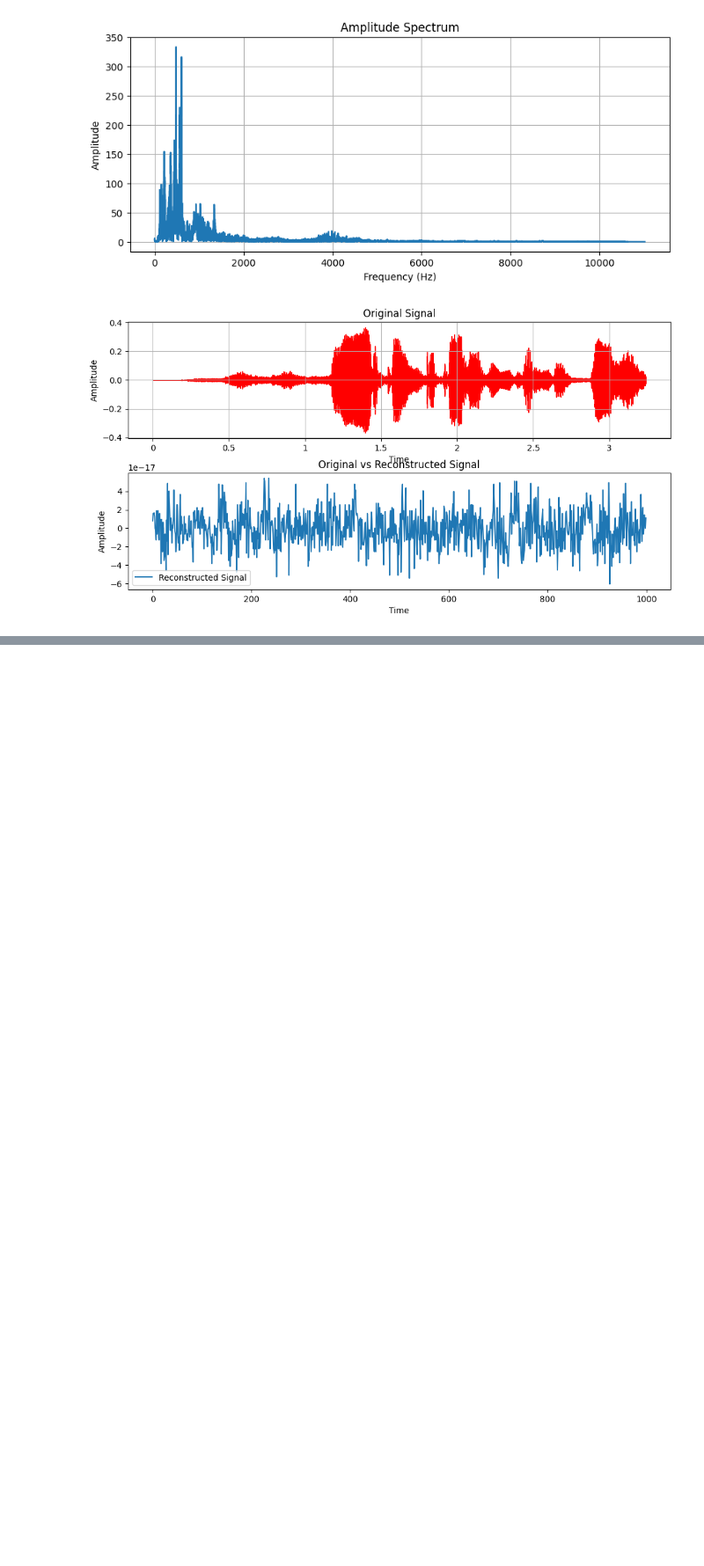
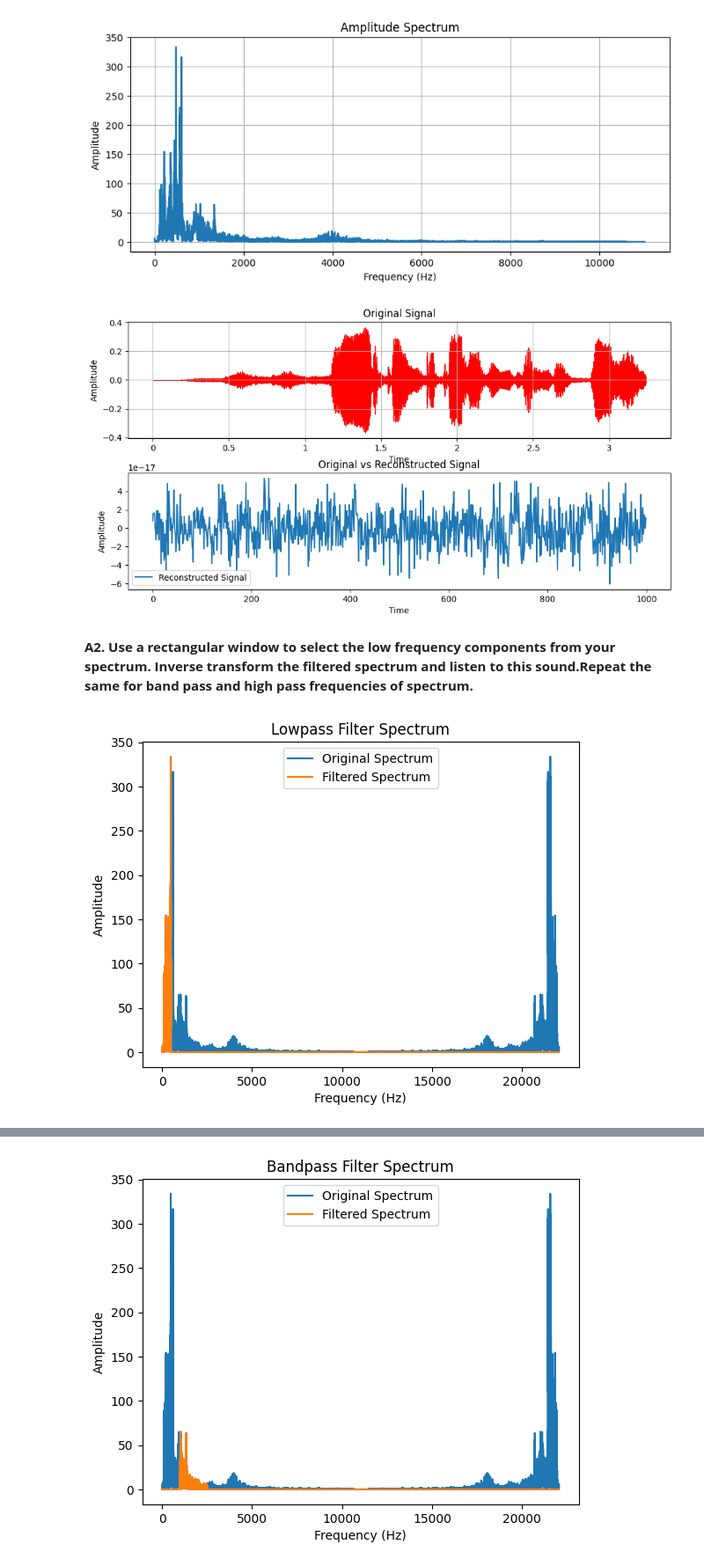
Before and after one commit to Ruchith1018/AI-in-Speech-processing, a Jupyter notebook: Lab05/21017_lab5.ipynb, the cells around one changed output, grey strips where cells are left out. Shown at 88% size. Saved outputs shown, nothing was run; the diff lists cells and outputs as text; code cells hidden in the pictures; blank space fills up the shorter version.

```diff
--- a/Lab05/21017_lab5.ipynb
+++ b/Lab05/21017_lab5.ipynb
@@ -48,3 +48,54 @@ plt.legend()
 plt.show()
 # %% [output]
 [figure]
+# %% [markdown]
+**A2. Use a rectangular window to select the low frequency components from your spectrum. Inverse transform the filtered spectrum and listen to this sound.Repeat the same for band pass and high pass frequencies of spectrum.**
+# %%
+import librosa
+import numpy as np
+import matplotlib.pyplot as plt
+from IPython.display import Audio
+
+speech, sr = librosa.load("Statement.mp3")
+
+fft_data = np.fft.fft(speech)
+signal_length = len(fft_data)
+
+def filter_and_play_plot(filter_type, cutoff_freqs=None):
+  window = np.ones(signal_length)
+  if filter_type == "lowpass":
+    window[int(cutoff_freqs[0] * signal_length / sr):] = 0
+  elif filter_type == "highpass":
+    window[:int(cutoff_freqs[0] * signal_length / sr)] = 0
+  elif filter_type == "bandpass":
+    window[:int(cutoff_freqs[0] * signal_length / sr)] = 0
+    window[int(cutoff_freqs[1] * signal_length / sr):] = 0
+  else:
+    print(f"Invalid filter type: {filter_type}")
+    return None
+
+  filtered_fft = fft_data * window
+
+  freqs = np.arange(0, sr, sr / signal_length)
+  plt.plot(freqs, np.abs(fft_data), label="Original Spectrum")
+  plt.plot(freqs, np.abs(filtered_fft), label="Filtered Spectrum")
+  plt.xlabel("Frequency (Hz)")
+  plt.ylabel("Amplitude")
+  plt.title(f"{filter_type.capitalize()} Filter Spectrum")
+  plt.legend()
+  plt.show()
+
+  filtered_speech = np.real(np.fft.ifft(filtered_fft))
+
+  display(Audio(data=filtered_speech, rate=sr))
+
+  return filtered_speech
+
+
+filtered_low = filter_and_play_plot("lowpass", cutoff_freqs=(500,))
+
+filtered_bandpass = filter_and_play_plot("bandpass", cutoff_freqs=(1000, 2500))
+
+filtered_high = filter_and_play_plot("highpass", cutoff_freqs=(3000,))
+# %% [output]
+[figure, added]
@@ -50,0 +103 @@ plt.show()
+[figure, added]
```
Also changed, not shown: parts of 2 cells of this notebook.
